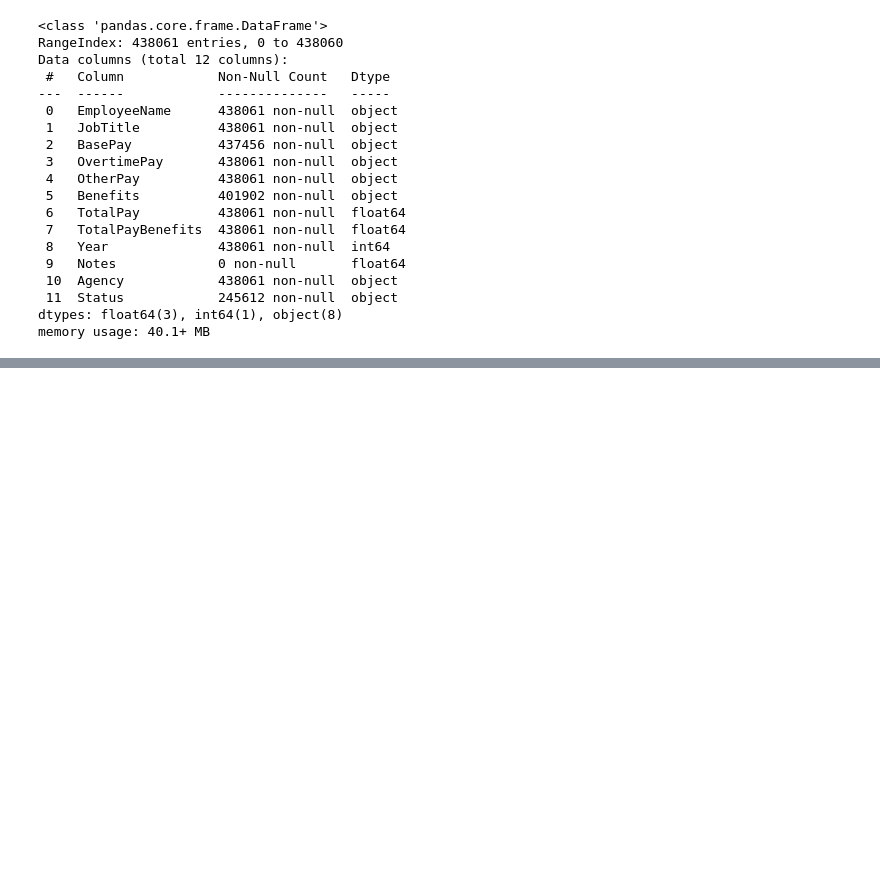
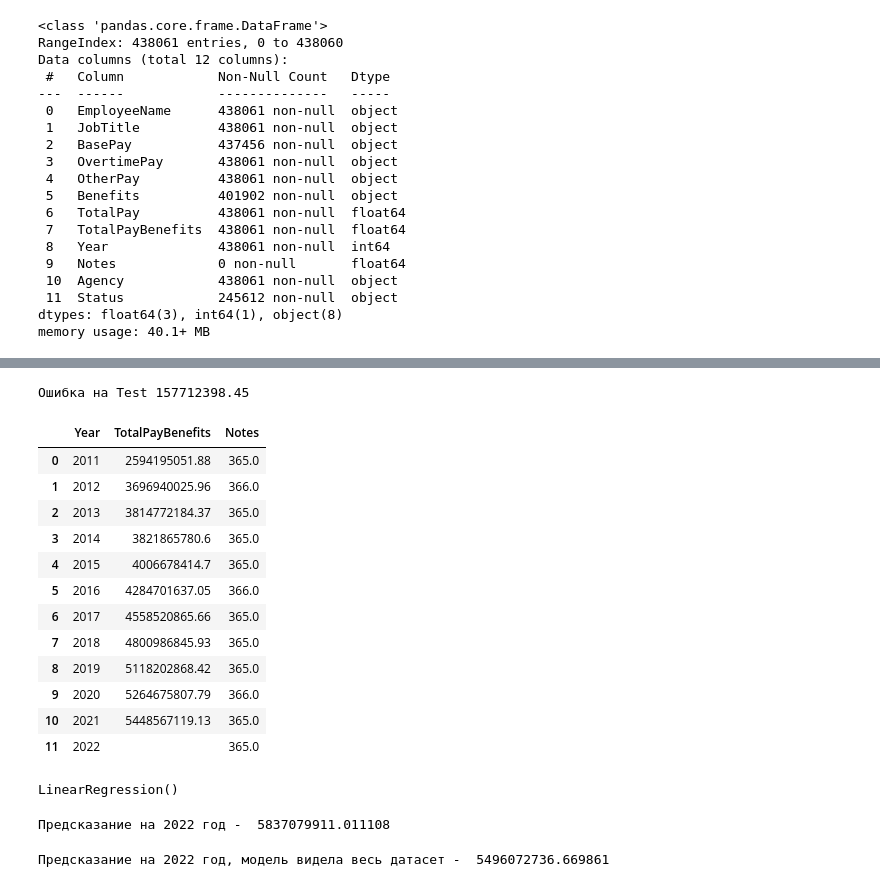
Before and after one commit to EvgenyBelov78/DA1, a Jupyter notebook: Salaries_in_SF.ipynb, the cells around one changed output, grey strips where cells are left out. Cells and saved outputs as stored; diff of their text form; code cells hidden in the pictures; blank space fills up the shorter version.

```diff
--- a/Salaries_in_SF.ipynb
+++ b/Salaries_in_SF.ipynb
@@ -676,0 +706,2 @@ KeyError: ignored
+# %%
+df_lin.drop('TotalPay',axis=1,inplace=True)
@@ -676,0 +731,11 @@ KeyError: ignored
+# %%
+print('Ошибка на Test',round(mean_absolute_error(y_test, lr.predict(X_test)),2))
+# %% [output]
+Ошибка на Test 157712398.45
+# %%
+df_lin2 = df_lin.tail(1).copy()
+df_lin2.reset_index( inplace = True , drop=True)
+# %%
+df_lin2['TotalPayBenefits']=''
+df_lin2['Year']=2022
+df_lin2['Notes']=365
@@ -676,0 +744,30 @@ KeyError: ignored
+# %%
+df_lin=pd.concat([df_lin,df_lin2], ignore_index=True)
+# %%
+df_lin
+# %% [output]
+|  | Year | TotalPayBenefits | Notes |
+| 0 | 2011 | 2594195051.88 | 365.0 |
+| 1 | 2012 | 3696940025.96 | 366.0 |
+| 2 | 2013 | 3814772184.37 | 365.0 |
+| 3 | 2014 | 3821865780.6 | 365.0 |
+| 4 | 2015 | 4006678414.7 | 365.0 |
+| 5 | 2016 | 4284701637.05 | 366.0 |
+| 6 | 2017 | 4558520865.66 | 365.0 |
+| 7 | 2018 | 4800986845.93 | 365.0 |
+| 8 | 2019 | 5118202868.42 | 365.0 |
+| 9 | 2020 | 5264675807.79 | 366.0 |
+| 10 | 2021 | 5448567119.13 | 365.0 |
+| 11 | 2022 |  | 365.0 |
+# %%
+lr_full.fit(df_lin_copy.drop('TotalPayBenefits',axis=1),df_lin_copy.TotalPayBenefits)
+# %% [output]
+LinearRegression()
+# %%
+print('Предсказание на 2022 год - ',lr.predict(df_lin.drop('TotalPayBenefits',axis=1).tail(1))[0])
+# %% [output]
+Предсказание на 2022 год -  5837079911.011108
+# %%
+print('Предсказание на 2022 год, модель видела весь датасет - ',lr_full.predict(df_lin_copy.drop('TotalPayBenefits',axis=1).tail(1))[0])
+# %% [output]
+Предсказание на 2022 год, модель видела весь датасет -  5496072736.669861
```
Also changed, not shown: parts of 15 cells of this notebook.
